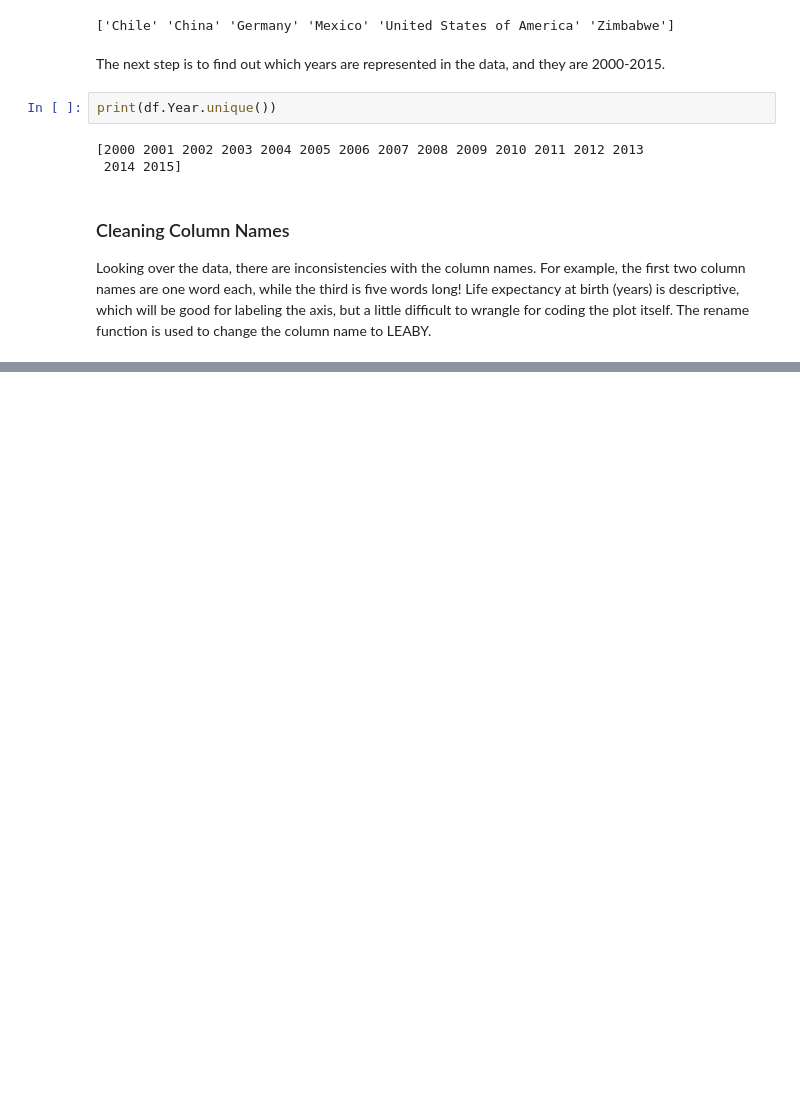
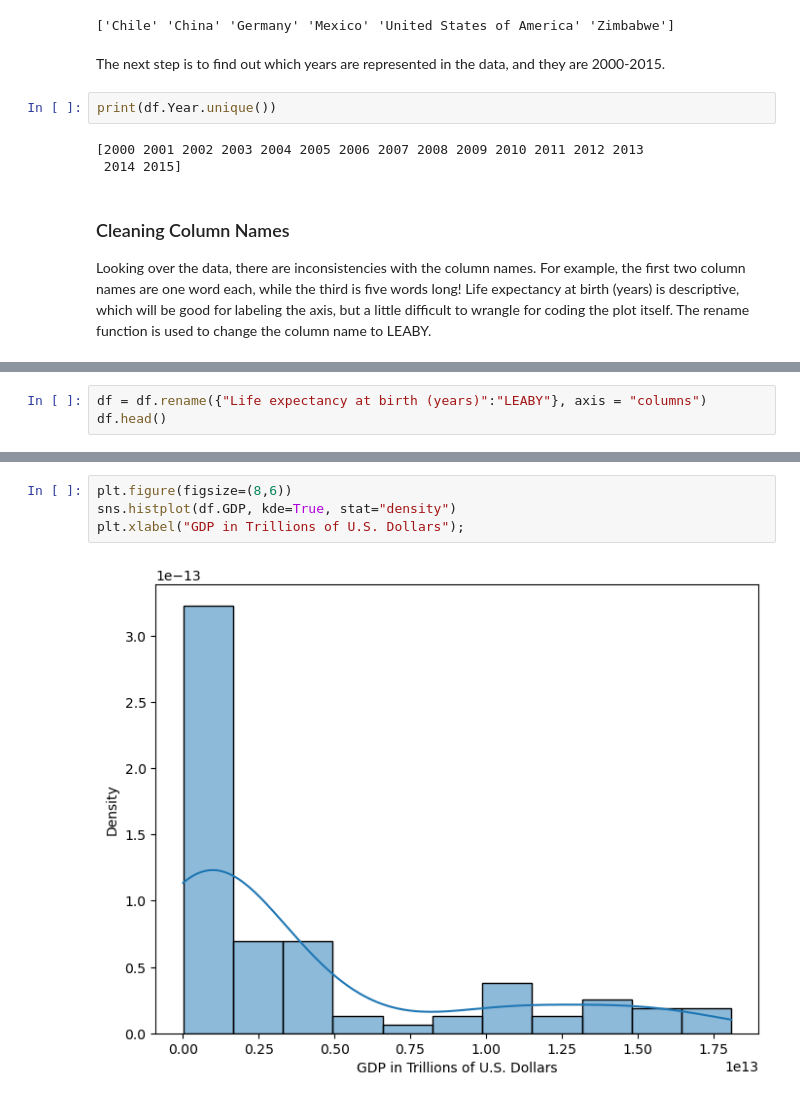
Before and after one commit to zach-crossett/Correlation-Between-GDP-and-Life-Expectancy-codecademy-v1, a Jupyter notebook: life_expectancy_gdp.ipynb, the cells around one changed output, grey strips where cells are left out. Saved outputs shown, nothing was run; the diff lists cells and outputs as text; blank space fills up the shorter version.

```diff
--- a/life_expectancy_gdp.ipynb
+++ b/life_expectancy_gdp.ipynb
@@ -71,0 +69,3 @@ df.head()
+# %%
+df = df.rename({"Life expectancy at birth (years)":"LEABY"}, axis = "columns")
+df.head()
@@ -71,0 +82,6 @@ df.head()
+# %%
+plt.figure(figsize=(8,6))
+sns.histplot(df.GDP, kde=True, stat="density")
+plt.xlabel("GDP in Trillions of U.S. Dollars");
+# %% [output]
+[figure, added]
```
Also changed, not shown: parts of 3 cells of this notebook.
